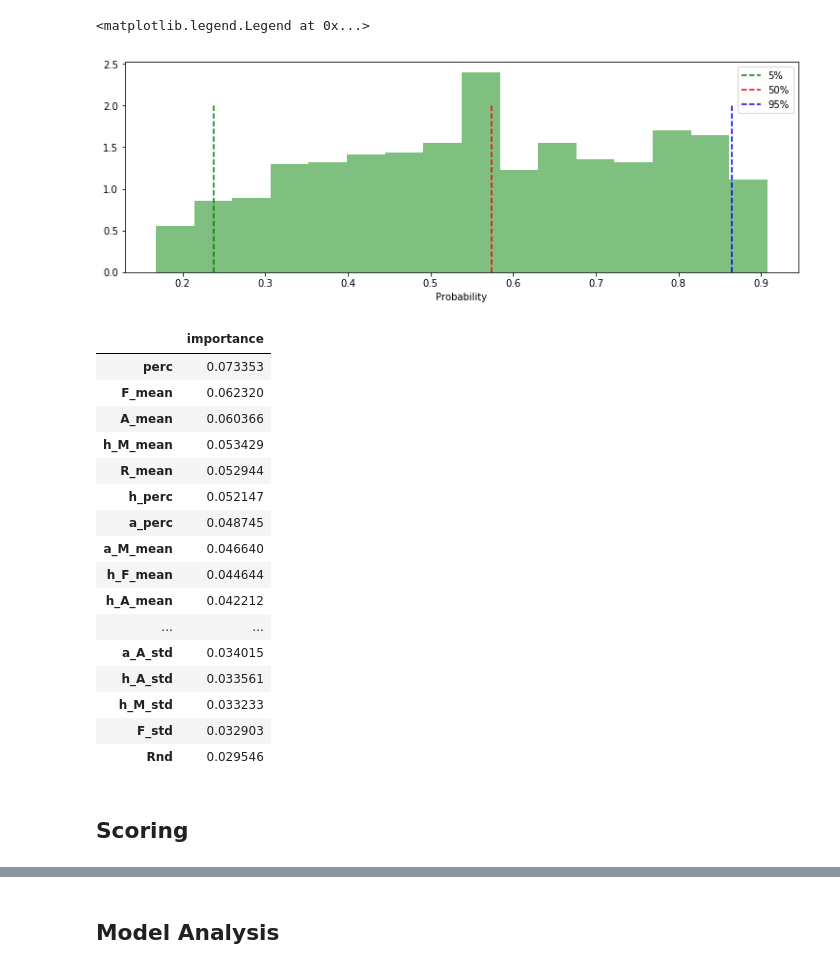
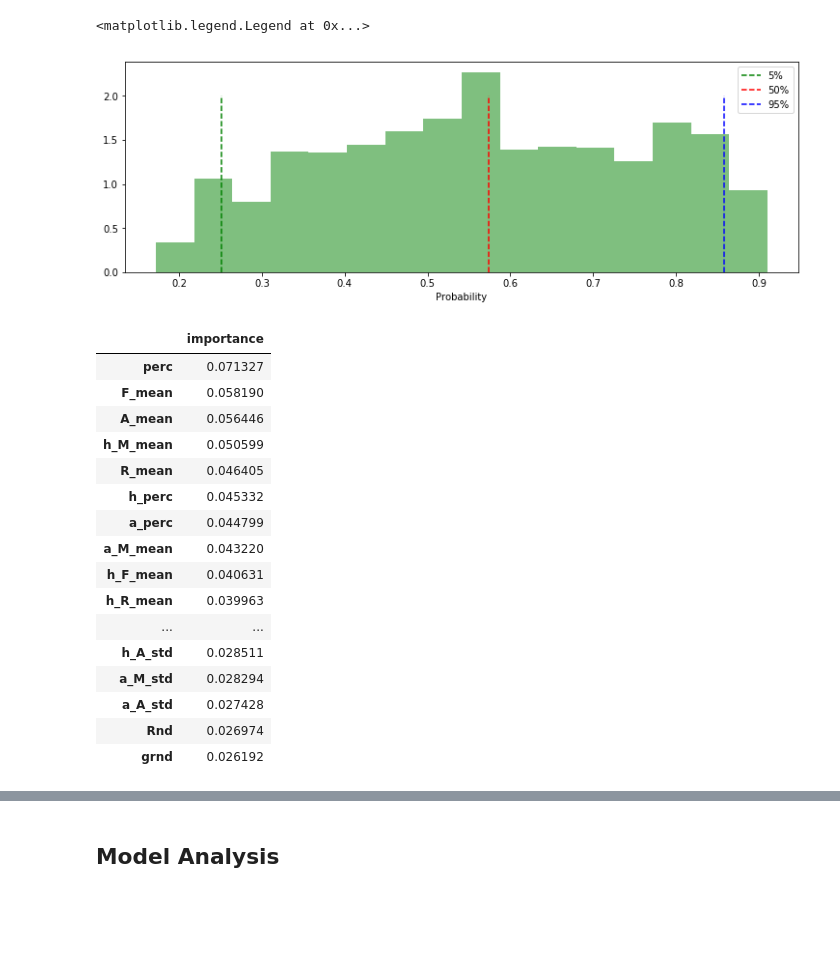
Before and after one commit to toddniven/AFL-Monash-comp, a Jupyter notebook: AFL historical model.ipynb, the cells around one changed output, grey strips where cells are left out. Saved outputs shown, nothing was run; the diff lists cells and outputs as text; code cells hidden in the pictures; blank space fills up the shorter version.

```diff
--- a/AFL historical model.ipynb
+++ b/AFL historical model.ipynb
@@ -159,6 +170,7 @@ spaceR = {
         }
 scores, val_scores, best_models = Training(n_calls=150).trainR(X_list, y_list, space=spaceR)
 # %%
+from modelling.training import Training
 from skopt.space import Real, Integer
 
 spaceB = {
@@ -176,4 +188,4 @@ spaceB = {
     'reg_lambda': Real(0.0, 1.5, "uniform"),
     'reg_alpha': Real(0.0, 1.5, "uniform"),
         }
-scores, val_scores, best_models = Training(n_calls=50).trainB(X_list, y_list, n_points=3, space=spaceB)
+scores, val_scores, best_models = Training(n_calls=50).trainB(X_list, y_list, n_points=1, space=spaceB, cv=3)
@@ -226,17 +220,17 @@ pd.DataFrame(rows).describe()
 # %%
 plt.figure(figsize=(12.5,4))
 line_height = 2
-data = Helpers().averagingModels(np.concatenate(X_list, axis=0), best_models)
+data = Helpers().averagingModels(X, best_models)
 _ = plt.hist(data, bins='auto', density=True, facecolor='green', alpha=0.5)
 
 plt.vlines(np.percentile(data, 5), 0, line_height, linestyle="--", colors='green', label="5%")
 plt.vlines(np.percentile(data, 50), 0, line_height, linestyle="--", colors='red', label="50%")
 plt.vlines(np.percentile(data, 95), 0, line_height, linestyle="--", colors='blue', label="95%")
 plt.xlabel('Probability')
 plt.legend()
 # %% [output]
 <matplotlib.legend.Legend at 0x...>
-[figure, old version]
+[figure, new version]
 # %%
 from helper_functions.functions import Helpers
 
@@ -248,21 +242,19 @@ imp = pd.DataFrame(data=Helpers().averagingImp(best_models),
 imp
 # %% [output]
 |  | importance |
-| perc | 0.073353 |
-| F_mean | 0.062320 |
-| A_mean | 0.060366 |
-| h_M_mean | 0.053429 |
-| R_mean | 0.052944 |
-| h_perc | 0.052147 |
-| a_perc | 0.048745 |
-| a_M_mean | 0.046640 |
-| h_F_mean | 0.044644 |
-| h_A_mean | 0.042212 |
+| perc | 0.071327 |
+| F_mean | 0.058190 |
+| A_mean | 0.056446 |
+| h_M_mean | 0.050599 |
+| R_mean | 0.046405 |
+| h_perc | 0.045332 |
+| a_perc | 0.044799 |
+| a_M_mean | 0.043220 |
+| h_F_mean | 0.040631 |
+| h_R_mean | 0.039963 |
 | ... | ... |
-| a_A_std | 0.034015 |
-| h_A_std | 0.033561 |
-| h_M_std | 0.033233 |
-| F_std | 0.032903 |
-| Rnd | 0.029546 |
+| h_A_std | 0.028511 |
+| a_M_std | 0.028294 |
+| a_A_std | 0.027428 |
+| Rnd | 0.026974 |
+| grnd | 0.026192 |
-# %% [markdown]
-## Scoring
```
Also changed, not shown: parts of 25 cells of this notebook, 6 other files.
